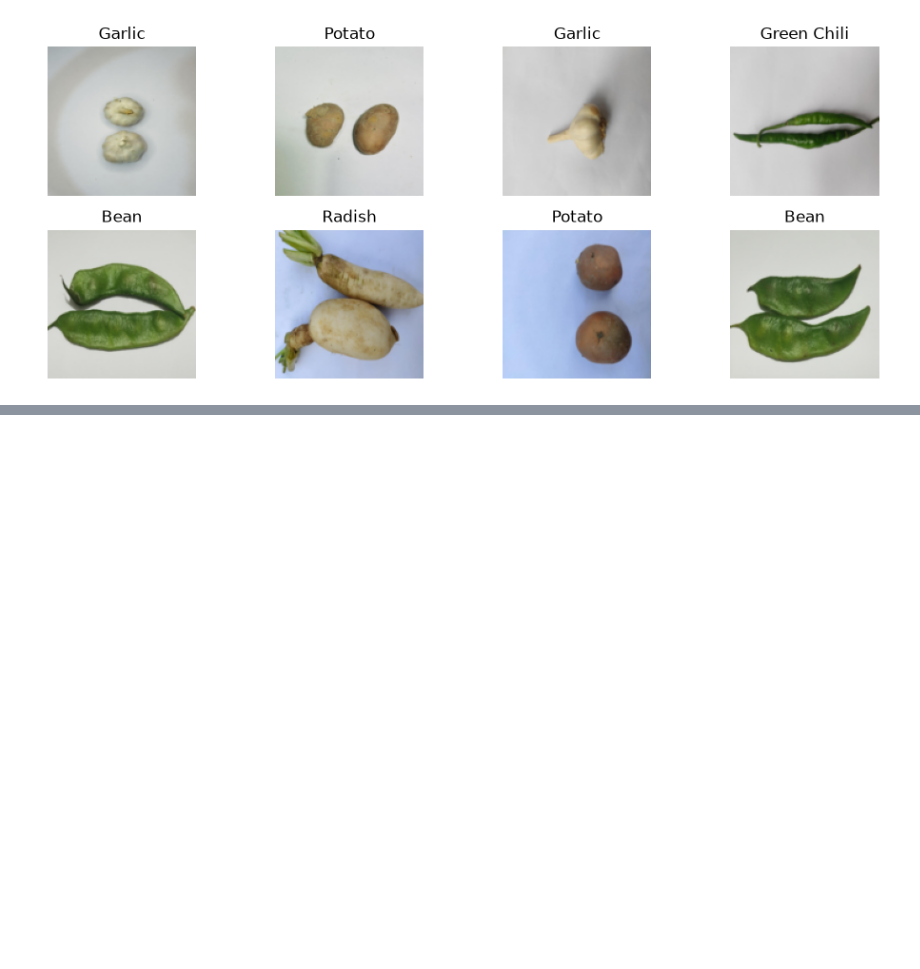
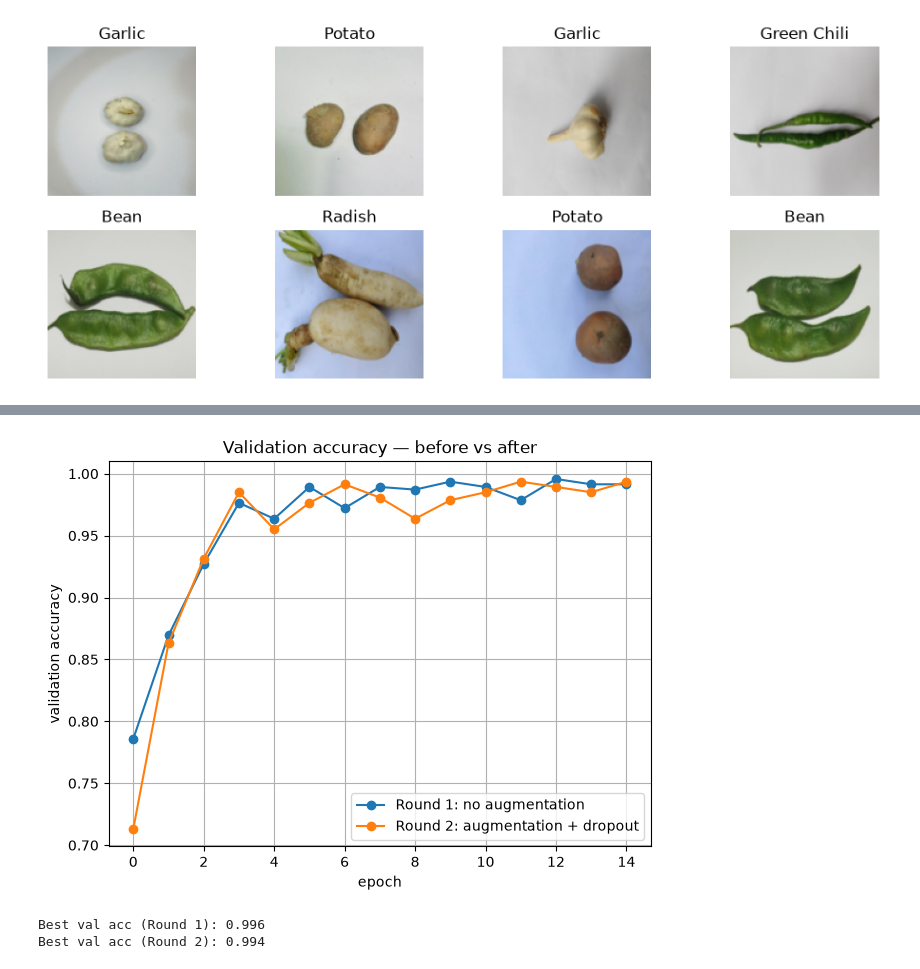
Before and after one commit to stk190/CVPR-mid, a Jupyter notebook: veg_cnn.ipynb, the cells around one changed output, grey strips where cells are left out. Saved outputs shown, nothing was run; the diff lists cells and outputs as text; code cells hidden in the pictures; blank space fills up the shorter version.

```diff
--- a/veg_cnn.ipynb
+++ b/veg_cnn.ipynb
@@ -104,0 +235,15 @@ Total trainable parameters: 2,121,638
+# %%
+plt.figure(figsize=(7, 5))
+plt.plot(history_plain["val_acc"], "o-", label="Round 1: no augmentation")
+plt.plot(history_aug["val_acc"], "o-", label="Round 2: augmentation + dropout")
+plt.title("Validation accuracy — before vs after")
+plt.xlabel("epoch"); plt.ylabel("validation accuracy")
+plt.legend(); plt.grid(True)
+plt.show()
+
+print(f"Best val acc (Round 1): {max(history_plain['val_acc']):.3f}")
+print(f"Best val acc (Round 2): {max(history_aug['val_acc']):.3f}")
+# %% [output]
+[figure, added]
+Best val acc (Round 1): 0.996
+Best val acc (Round 2): 0.994
```
Also changed, not shown: parts of 5 cells of this notebook.
